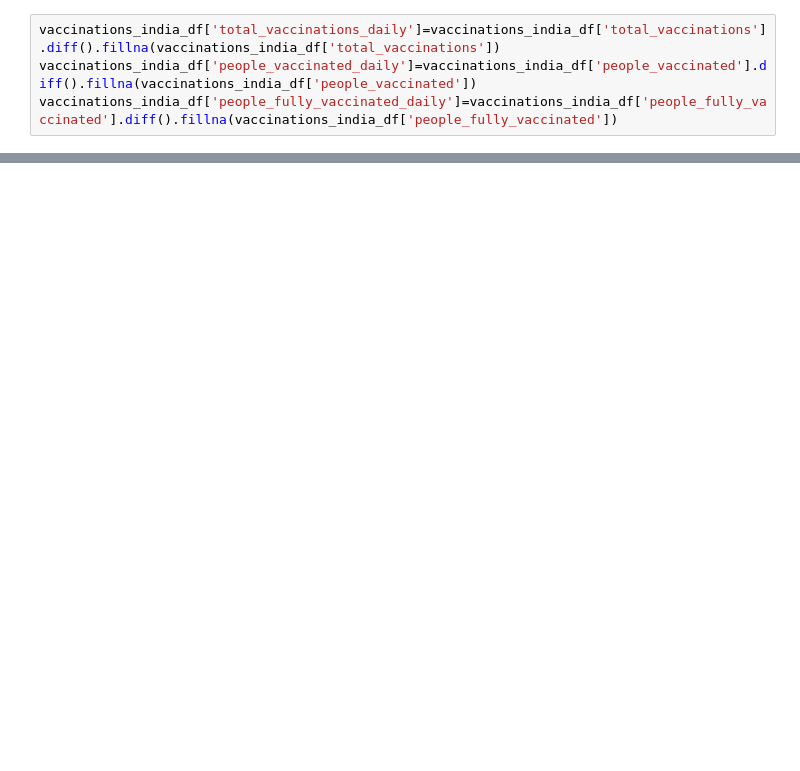
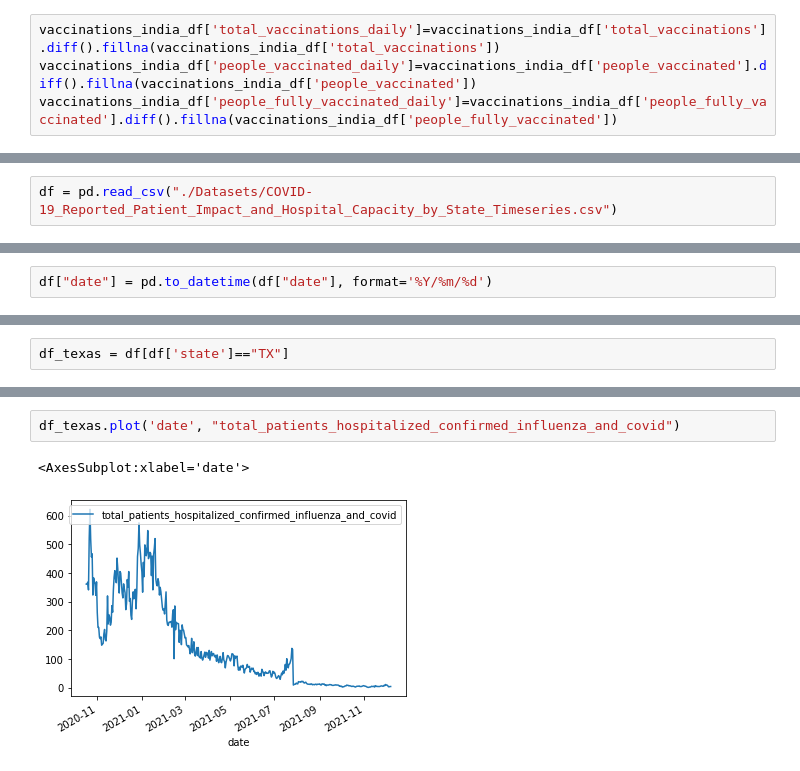
Before and after one commit to digantgarude/Covid-19-Vaccine-Rhetoric-Analysis-Based-on-Tweets, a Jupyter notebook: COVID_Count_API/covid_19_count.ipynb, the cells around one changed output, grey strips where cells are left out. Drawn from its saved outputs; the diff is of its cells as text; blank space fills up the shorter version.

```diff
--- a/COVID_Count_API/covid_19_count.ipynb
+++ b/COVID_Count_API/covid_19_count.ipynb
@@ -194,3 +194,5 @@ vaccinations_india_df.head()
 | 2 | India | 2021-01-17 | Covaxin, Oxford/AstraZeneca | 224301 | 224301 | 0 | https://twitter.com/MoHFW_INDIA/s... | ... |
 | 3 | India | 2021-01-18 | Covaxin, Oxford/AstraZeneca | 454049 | 454049 | 0 | https://www.mohfw.gov.in/ | ... |
 | 4 | India | 2021-01-19 | Covaxin, Oxford/AstraZeneca | 674835 | 674835 | 0 | https://www.mohfw.gov.in/ | ... |
+# %%
+df = pd.read_csv("./Datasets/COVID-19_Reported_Patient_Impact_and_Hospital_Capacity_by_State_Timeseries.csv")
@@ -196,0 +209,2 @@ vaccinations_india_df.head()
+# %%
+df["date"] = pd.to_datetime(df["date"], format='%Y/%m/%d')
@@ -196,0 +213,2 @@ vaccinations_india_df.head()
+# %%
+df_texas = df[df['state']=="TX"]
@@ -196,0 +246,5 @@ vaccinations_india_df.head()
+# %%
+df_texas.plot('date', "total_patients_hospitalized_confirmed_influenza_and_covid")
+# %% [output]
+<AxesSubplot:xlabel='date'>
+[figure, added]
```
Also changed, not shown: parts of 7 cells of this notebook, 39 other files.
